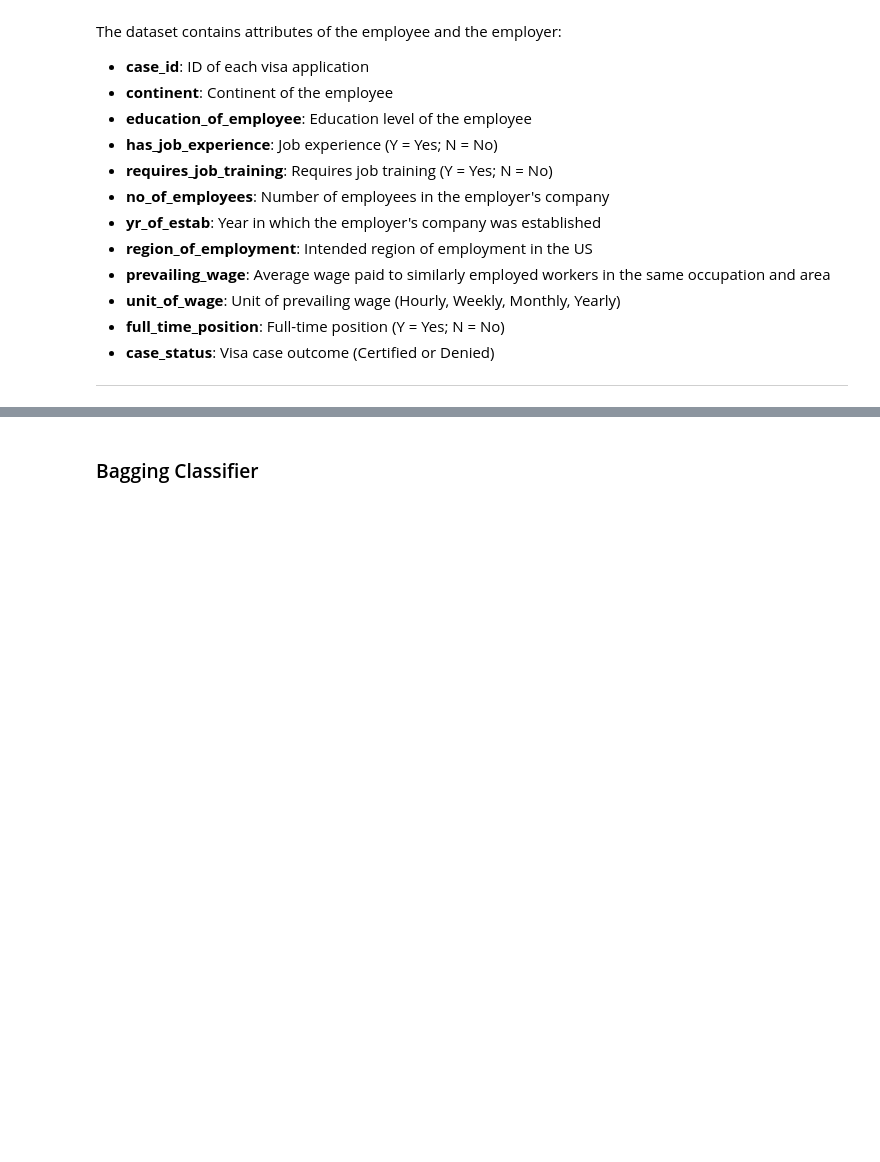
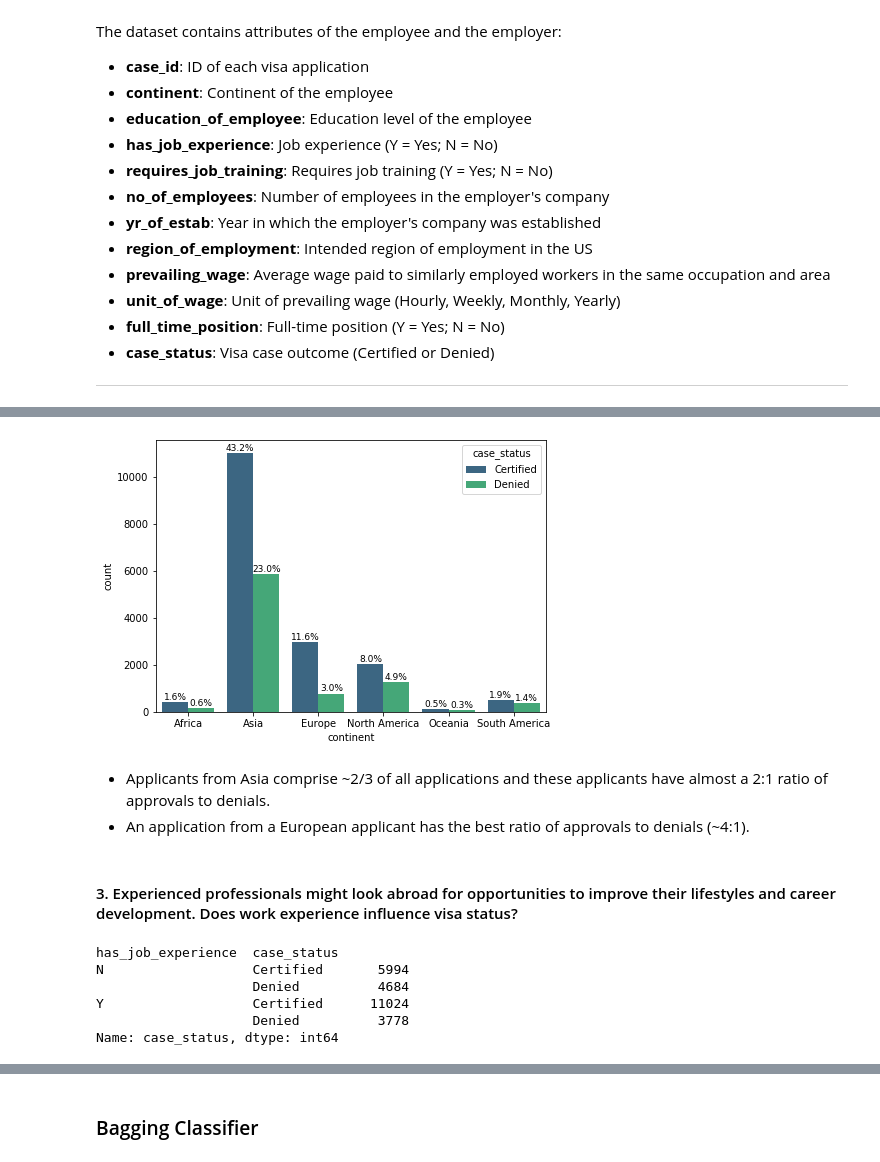
Before and after one commit to Smitraj007/ProjectEasyVisa, a Jupyter notebook: SmitrajRaut_EasyVisa.ipynb, the cells around one changed output, grey strips where cells are left out. Drawn from its saved outputs; the diff is of its cells as text; code cells hidden in the pictures; blank space fills up the shorter version.

```diff
--- a/SmitrajRaut_EasyVisa.ipynb
+++ b/SmitrajRaut_EasyVisa.ipynb
@@ -734,0 +360,20 @@ The model can make wrong predictions as:
+# %%
+#create a plot of the data above, but additionally with the percent of each group within the total number of cases
+labeled_barplot(df,'continent','case_status', order=None, perc=True)
+# %% [output]
+[figure, added]
+# %% [markdown]
+* Applicants from Asia comprise ~2/3 of all applications and these applicants have almost a 2:1 ratio of approvals to denials.
+* An application from a European applicant has the best ratio of approvals to denials (~4:1).
+# %% [markdown]
+#### 3. Experienced professionals might look abroad for opportunities to improve their lifestyles and career development. Does work experience influence visa status?
+# %%
+#group data by has_job_experience and count the numbers of each case_status for each category
+df.groupby('has_job_experience')['case_status'].value_counts()
+# %% [output]
+has_job_experience  case_status
+N                   Certified       5994
+                    Denied          4684
+Y                   Certified      11024
+                    Denied          3778
+Name: case_status, dtype: int64
```
Also changed, not shown: parts of 337 cells of this notebook, 1 other file.
